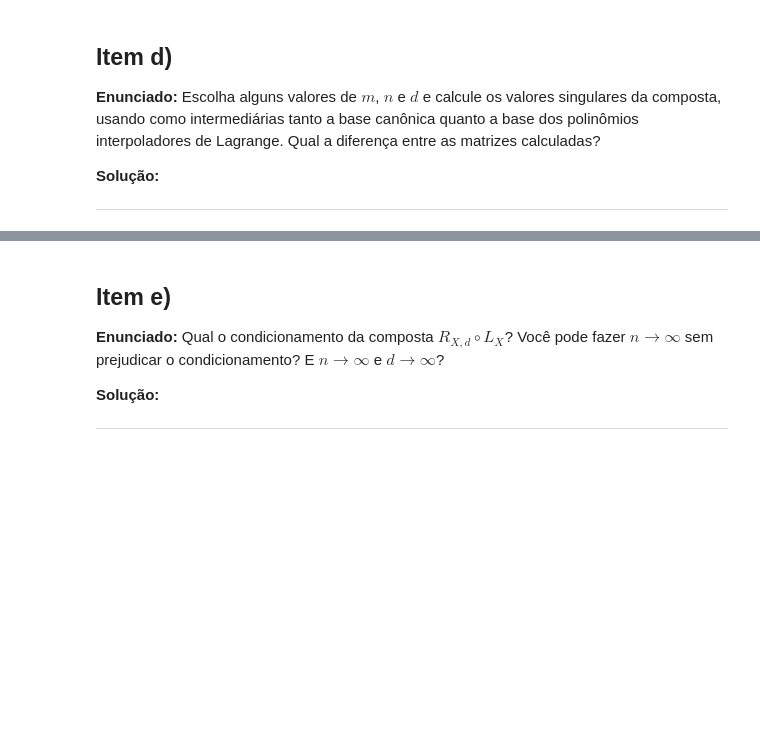
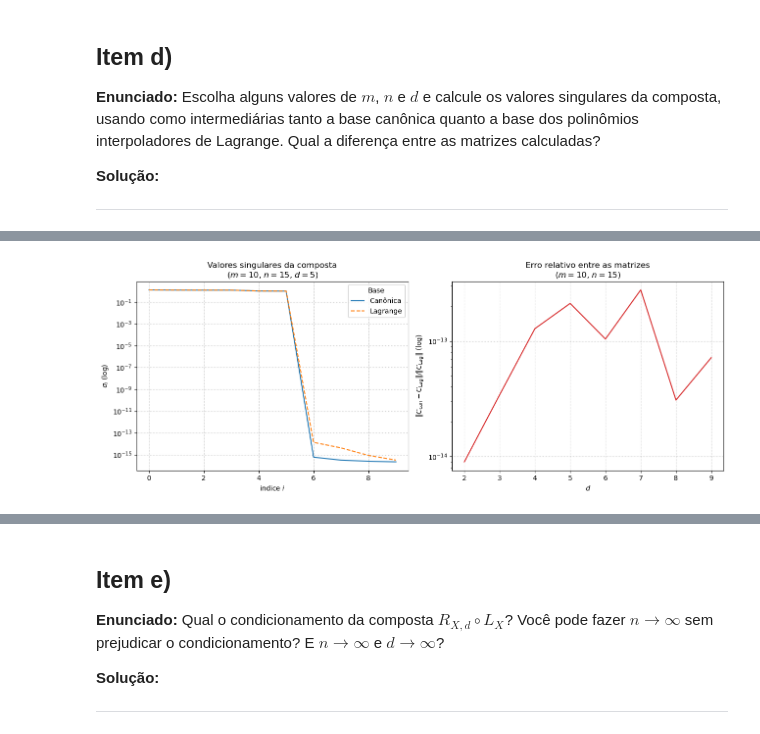
Before and after one commit to Gontijo8199/Projeto-3-ALN-A2, a Jupyter notebook: questao_3.ipynb, the cells around one changed output, grey strips where cells are left out. Saved outputs shown, nothing was run; the diff lists cells and outputs as text; code cells hidden in the pictures; blank space fills up the shorter version.

```diff
--- a/questao_3.ipynb
+++ b/questao_3.ipynb
@@ -107,0 +226,34 @@ Lagrange. Qual a diferença entre as matrizes calculadas?
+# %%
+m, n, d = 10, 15, 5
+
+C_can, C_lag = composite_matrices(m, n, d)
+
+sv_can = np.linalg.svd(C_can, compute_uv=False)
+sv_lag = np.linalg.svd(C_lag, compute_uv=False)
+# %%
+fig, axes = plt.subplots(1, 2, figsize=(13, 5))
+
+axes[0].semilogy(sv_can, "-", label="Canônica")
+axes[0].semilogy(sv_lag, "--", label="Lagrange")
+axes[0].set_xlabel("indice $i$")
+axes[0].set_ylabel(r"$\sigma_i$ (log)")
+axes[0].set_title(f"Valores singulares da composta\n($m={m}$, $n={n}$, $d={d}$)")
+axes[0].legend(title="Base")
+axes[0].grid(True, ls=":")
+
+d_vals = range(2, m)
+diffs = []
+for di in d_vals:
+    C_c, C_l = composite_matrices(m, n, di)
+    diffs.append(np.linalg.norm(C_c - C_l) / np.linalg.norm(C_l))
+
+axes[1].semilogy(d_vals, diffs, "-", color="tab:red")
+axes[1].set_xlabel("$d$")
+axes[1].set_ylabel(r"$\|C_{\rm can} - C_{\rm Lag}\| / \|C_{\rm Lag}\|$ (log)")
+axes[1].set_title(f"Erro relativo entre as matrizes\n($m={m}$, $n={n}$)")
+axes[1].grid(True, ls=":")
+
+plt.tight_layout()
+plt.show()
+# %% [output]
+[figure, added]
```
Also changed, not shown: parts of 7 cells of this notebook.
